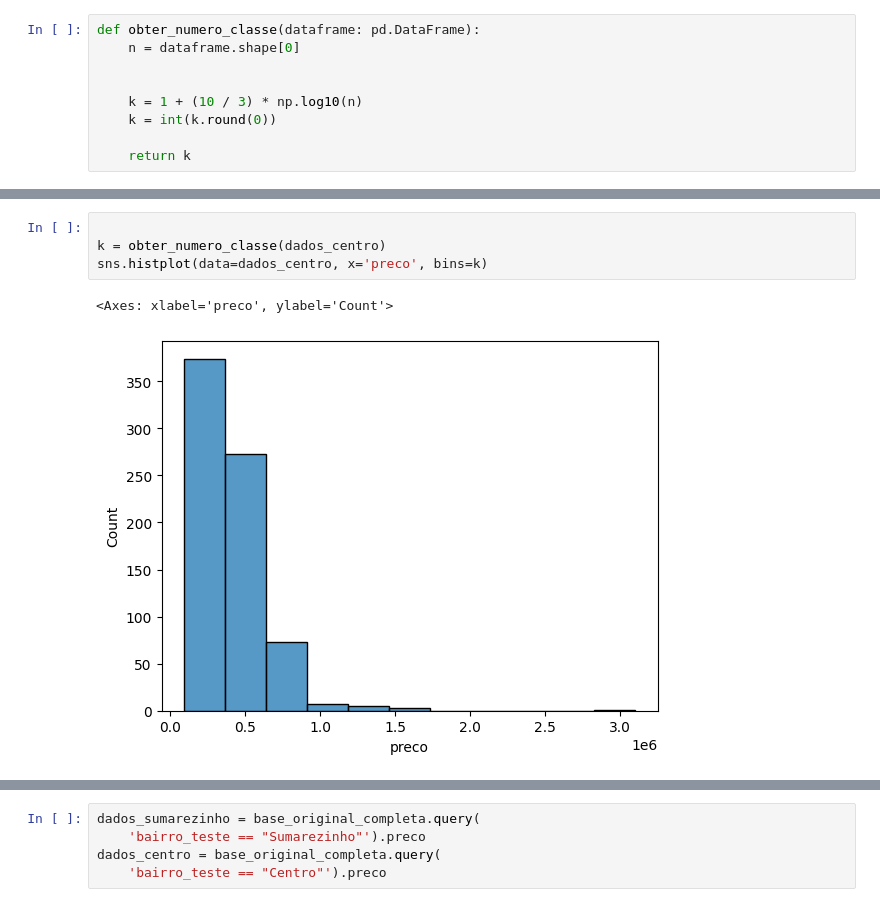
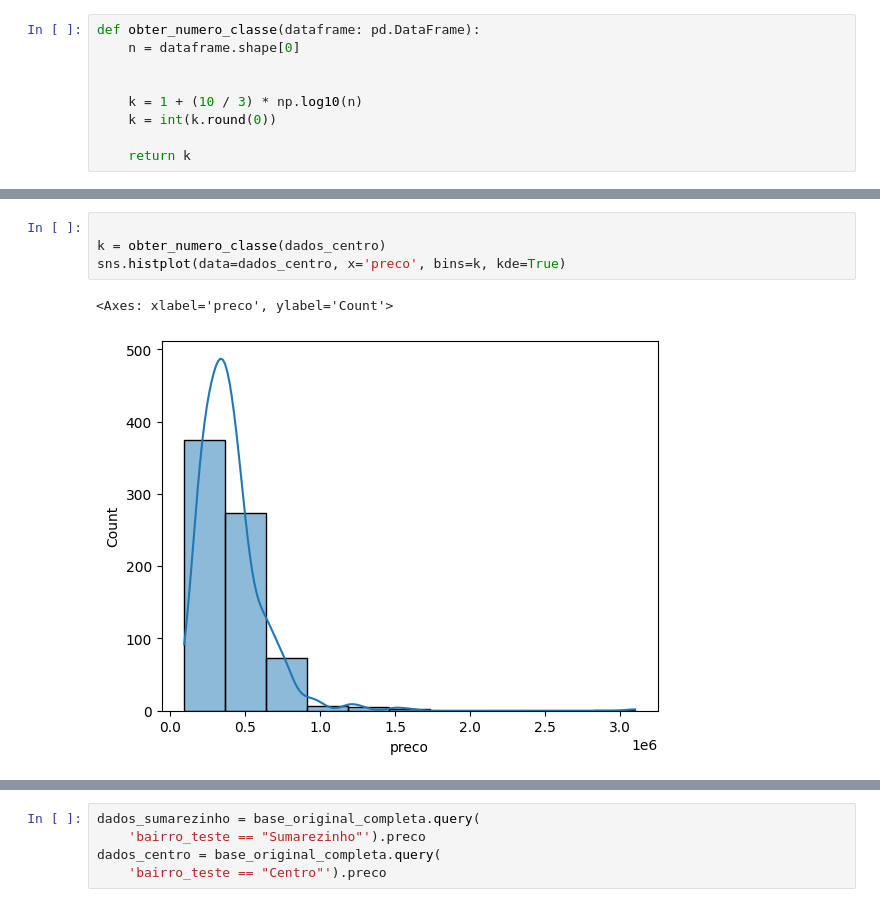
Before and after one commit to rodrigorocha1/extracao_viva_real_selenium, a Jupyter notebook: notebooks_exemplo/visualizacaov2.ipynb, the cells around one changed output, grey strips where cells are left out. Cells and saved outputs as stored; diff of their text form.

```diff
--- a/notebooks_exemplo/visualizacaov2.ipynb
+++ b/notebooks_exemplo/visualizacaov2.ipynb
@@ -290,7 +294,7 @@ Desvio Padrão,  101622.41222948169
 # %%
 
 k = obter_numero_classe(dados_centro)
-sns.histplot(data=dados_centro, x='preco', bins=k)
+sns.histplot(data=dados_centro, x='preco', bins=k, kde=True)
 # %% [output]
 <Axes: xlabel='preco', ylabel='Count'>
-[figure, old version]
+[figure, new version]
```
Also changed, not shown: parts of 10 cells of this notebook.
